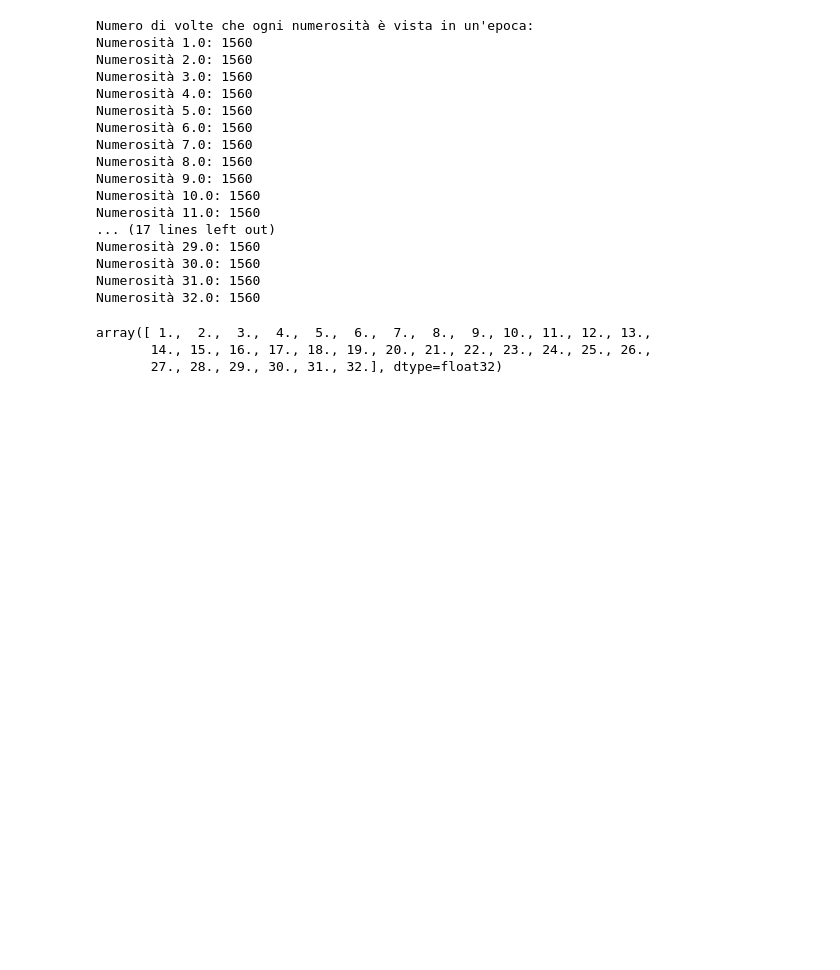
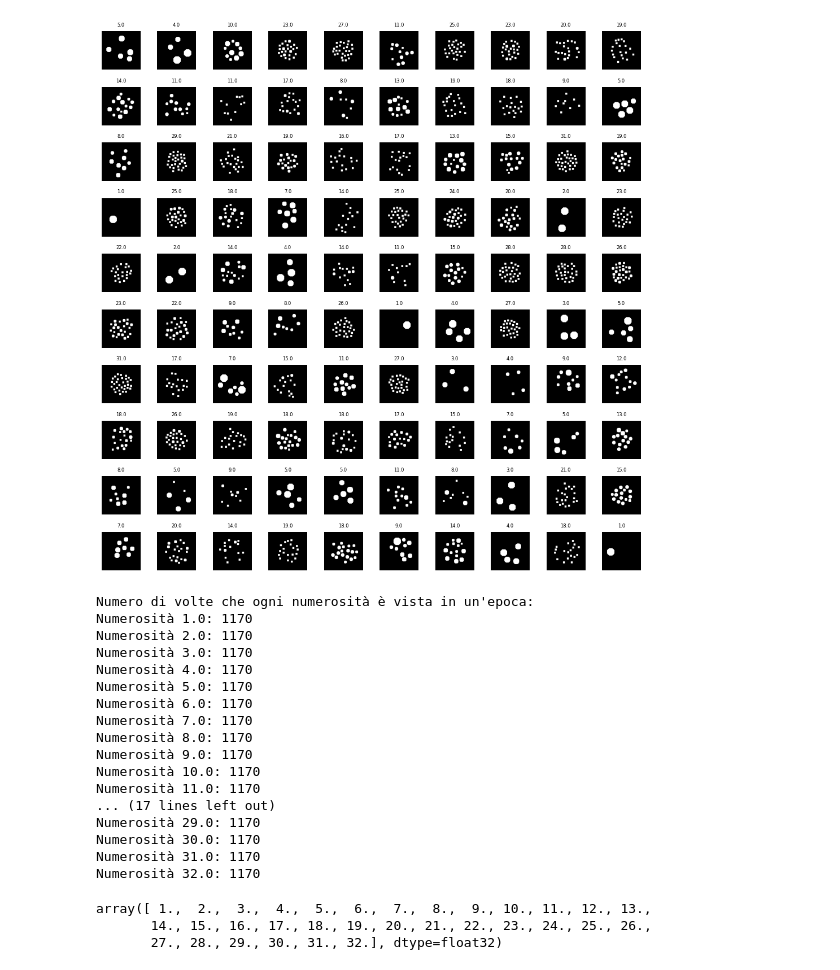
Before and after one commit to francesco-cal98/Groundeep, a Jupyter notebook: visualizing_dunjas_data.ipynb, the cells around one changed output. Saved outputs shown, nothing was run; the diff lists cells and outputs as text; code cells hidden in the pictures; blank space fills up the shorter version.

Commit message:
new-dataset

```diff
--- a/visualizing_dunjas_data.ipynb
+++ b/visualizing_dunjas_data.ipynb
@@ -12,42 +12,72 @@ from collections import Counter
 # %%
 def count_numerosities_in_epoch(data_loader):
     counter = Counter()
     for images, labels in data_loader:
         counter.update(labels.tolist())
     return dict(sorted(counter.items()))
 
 
+def plot_sample_images(data_loader, n_images=100, cols=10, cmap="gray"):
+    """
+    Plotta un certo numero di immagini (default 100) prese da un data_loader.
+    Assumo che ogni batch = (images, labels).
+    images shape: [B, D] oppure [B, H, W].
+    """
+    # prendi un batch
+    images, labels = next(iter(data_loader))
+    images = images[:n_images]
+    labels = labels[:n_images]
+
+    # se i dati sono flatten (B, D) -> reshape a quadrato
+    if images.ndim == 2:
+        side = int(np.sqrt(images.shape[1]))
+        images = images.view(-1, side, side)
+
+    rows = int(np.ceil(n_images / cols))
+    plt.figure(figsize=(cols, rows))
+
+    for i in range(n_images):
+        plt.subplot(rows, cols, i+1)
+        plt.imshow(images[i].cpu(), cmap=cmap)
+        plt.axis("off")
+        plt.title(str(labels[i].item()), fontsize=6)
+
+    plt.tight_layout()
+    plt.show()
+
 train_loader, val_loader, test_loader = create_dataloaders_uniform(
-    "/home/student/Desktop/Groundeep/stimuli_dataset_final_hybrid",
-    "stimuli_dataset_hybrid.npz",
+    "/home/student/Desktop/Groundeep/stimuli_dataset_adaptive_auto",
+    "stimuli_dataset.npz",
     batch_size=10000,
     num_workers=1,
     val_size=0.02
 )
+plot_sample_images(train_loader, n_images=100, cols=10)
 
 epoch_counts = count_numerosities_in_epoch(train_loader)
 
 print("Numero di volte che ogni numerosità è vista in un'epoca:")
 for k, v in epoch_counts.items():
     print(f"Numerosità {k}: {v}")
 # %% [output]
+[figure, added]
 Numero di volte che ogni numerosità è vista in un'epoca:
-Numerosità 1.0: 1560
-Numerosità 2.0: 1560
-Numerosità 3.0: 1560
-Numerosità 4.0: 1560
-Numerosità 5.0: 1560
-Numerosità 6.0: 1560
-Numerosità 7.0: 1560
-Numerosità 8.0: 1560
-Numerosità 9.0: 1560
-Numerosità 10.0: 1560
-Numerosità 11.0: 1560
+Numerosità 1.0: 1170
+Numerosità 2.0: 1170
+Numerosità 3.0: 1170
+Numerosità 4.0: 1170
+Numerosità 5.0: 1170
+Numerosità 6.0: 1170
+Numerosità 7.0: 1170
+Numerosità 8.0: 1170
+Numerosità 9.0: 1170
+Numerosità 10.0: 1170
+Numerosità 11.0: 1170
 ... (17 lines left out)
-Numerosità 29.0: 1560
-Numerosità 30.0: 1560
-Numerosità 31.0: 1560
-Numerosità 32.0: 1560
+Numerosità 29.0: 1170
+Numerosità 30.0: 1170
+Numerosità 31.0: 1170
+Numerosità 32.0: 1170
 # %%
 data = np.load('/home/student/Desktop/Groundeep/stimuli_dataset_final/stimuli_dataset.npz')
 
```
Also changed, not shown: 2 other files.
